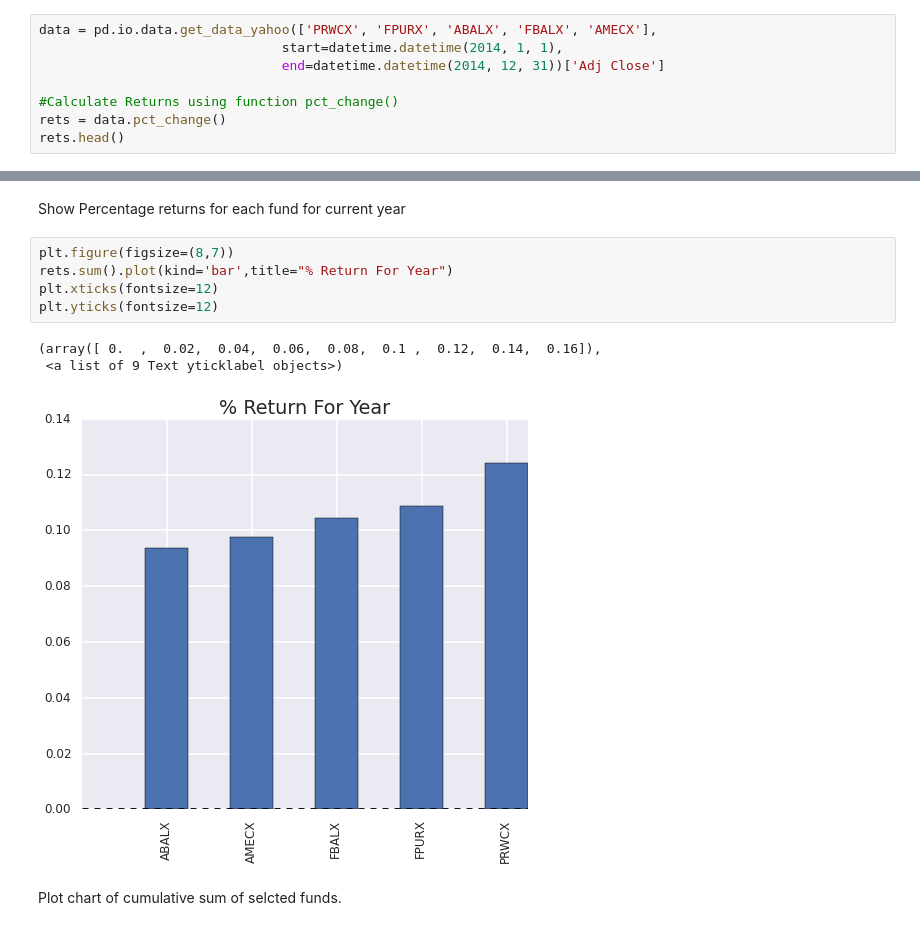
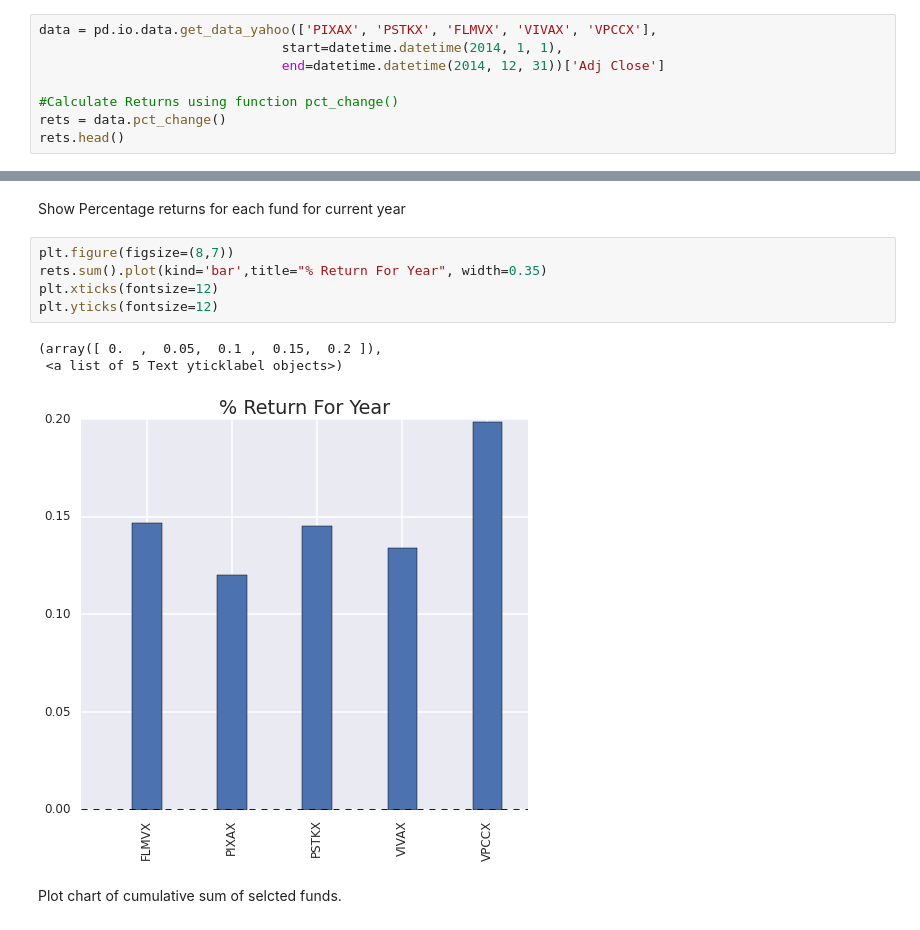
Before and after one commit to rupeshmore85/cs109_Fund_Analytics, a Jupyter notebook: Python_Code/Fund_Analysis.ipynb, the cells around one changed output, grey strips where cells are left out. Drawn from its saved outputs; the diff is of its cells as text.

```diff
--- a/Python_Code/Fund_Analysis.ipynb
+++ b/Python_Code/Fund_Analysis.ipynb
@@ -611,5 +732,5 @@ We will consider the following good funds: PRWCX, FPURX, ABALX, FBALX, AMECX
 # %%
-data = pd.io.data.get_data_yahoo(['PRWCX', 'FPURX', 'ABALX', 'FBALX', 'AMECX'],
+data = pd.io.data.get_data_yahoo(['PIXAX', 'PSTKX', 'FLMVX', 'VIVAX', 'VPCCX'],
                                start=datetime.datetime(2014, 1, 1),
                                end=datetime.datetime(2014, 12, 31))['Adj Close']
 
@@ -663,13 +784,13 @@ array([[<matplotlib.axes.AxesSubplot object at 0x...>,
 Show Percentage returns for each fund for current year
 # %%
 plt.figure(figsize=(8,7))
-rets.sum().plot(kind='bar',title="% Return For Year")
+rets.sum().plot(kind='bar',title="% Return For Year", width=0.35)
 plt.xticks(fontsize=12)
 plt.yticks(fontsize=12)
 # %% [output]
-(array([ 0.  ,  0.02,  0.04,  0.06,  0.08,  0.1 ,  0.12,  0.14,  0.16]),
- <a list of 9 Text yticklabel objects>)
+(array([ 0.  ,  0.05,  0.1 ,  0.15,  0.2 ]),
+ <a list of 5 Text yticklabel objects>)
-[figure, old version]
+[figure, new version]
 # %% [markdown]
 
 Plot chart of cumulative sum of selcted funds.
```
Also changed, not shown: parts of 117 cells of this notebook.
